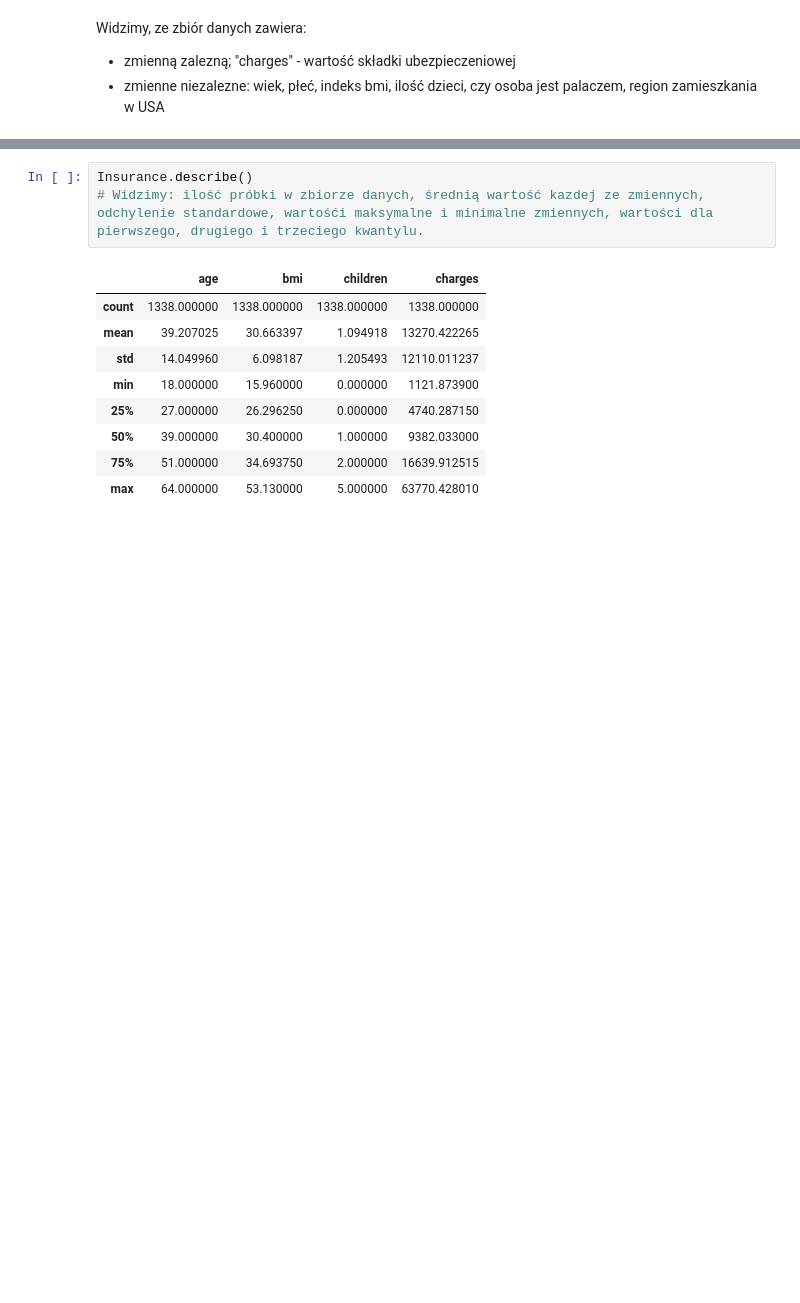
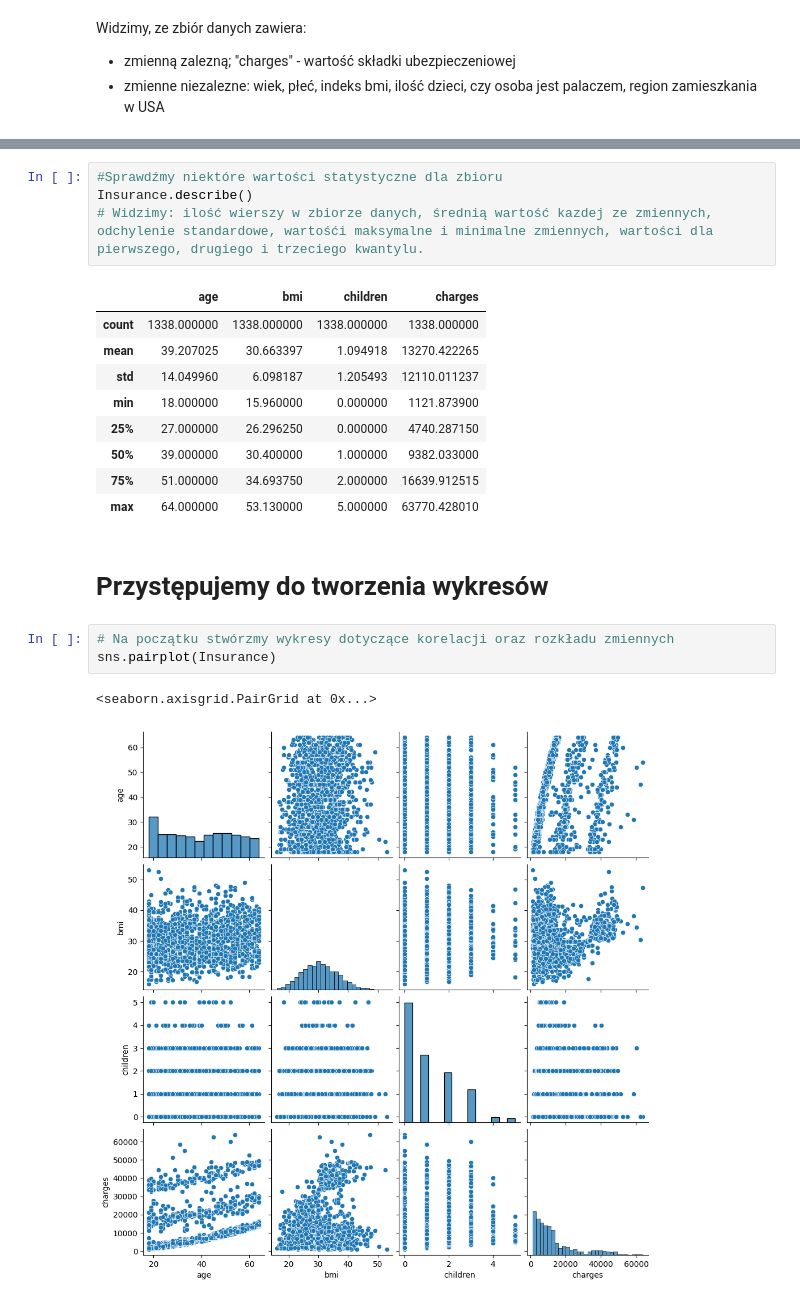
Before and after one commit to Jakubstankiewiczsgh/sgh_python, a Jupyter notebook: 10-Homework_3/Homework_3.ipynb, the cells around one changed output, grey strips where cells are left out. Cells and saved outputs as stored; diff of their text form; blank space fills up the shorter version.

```diff
--- a/10-Homework_3/Homework_3.ipynb
+++ b/10-Homework_3/Homework_3.ipynb
@@ -64,6 +65,7 @@ memory usage: 73.3+ KB
 # %%
+#Sprawdźmy niektóre wartości statystyczne dla zbioru
 Insurance.describe()
-# Widzimy: ilość próbki w zbiorze danych, średnią wartość kazdej ze zmiennych, odchylenie standardowe, wartośći maksymalne i minimalne zmiennych, wartości dla pierwszego, drugiego i trzeciego kwantylu.
+# Widzimy: ilość wierszy w zbiorze danych, średnią wartość kazdej ze zmiennych, odchylenie standardowe, wartośći maksymalne i minimalne zmiennych, wartości dla pierwszego, drugiego i trzeciego kwantylu.
 # %% [output]
 |  | age | bmi | children | charges |
 | count | 1338.000000 | 1338.000000 | 1338.000000 | 1338.000000 |
@@ -74,3 +76,11 @@ Insurance.describe()
 | 50% | 39.000000 | 30.400000 | 1.000000 | 9382.033000 |
 | 75% | 51.000000 | 34.693750 | 2.000000 | 16639.912515 |
 | max | 64.000000 | 53.130000 | 5.000000 | 63770.428010 |
+# %% [markdown]
+# Przystępujemy do tworzenia wykresów
+# %%
+# Na początku stwórzmy wykresy dotyczące korelacji oraz rozkładu zmiennych
+sns.pairplot(Insurance)
+# %% [output]
+<seaborn.axisgrid.PairGrid at 0x...>
+[figure, added]
```
Also changed, not shown: parts of 8 cells of this notebook.
